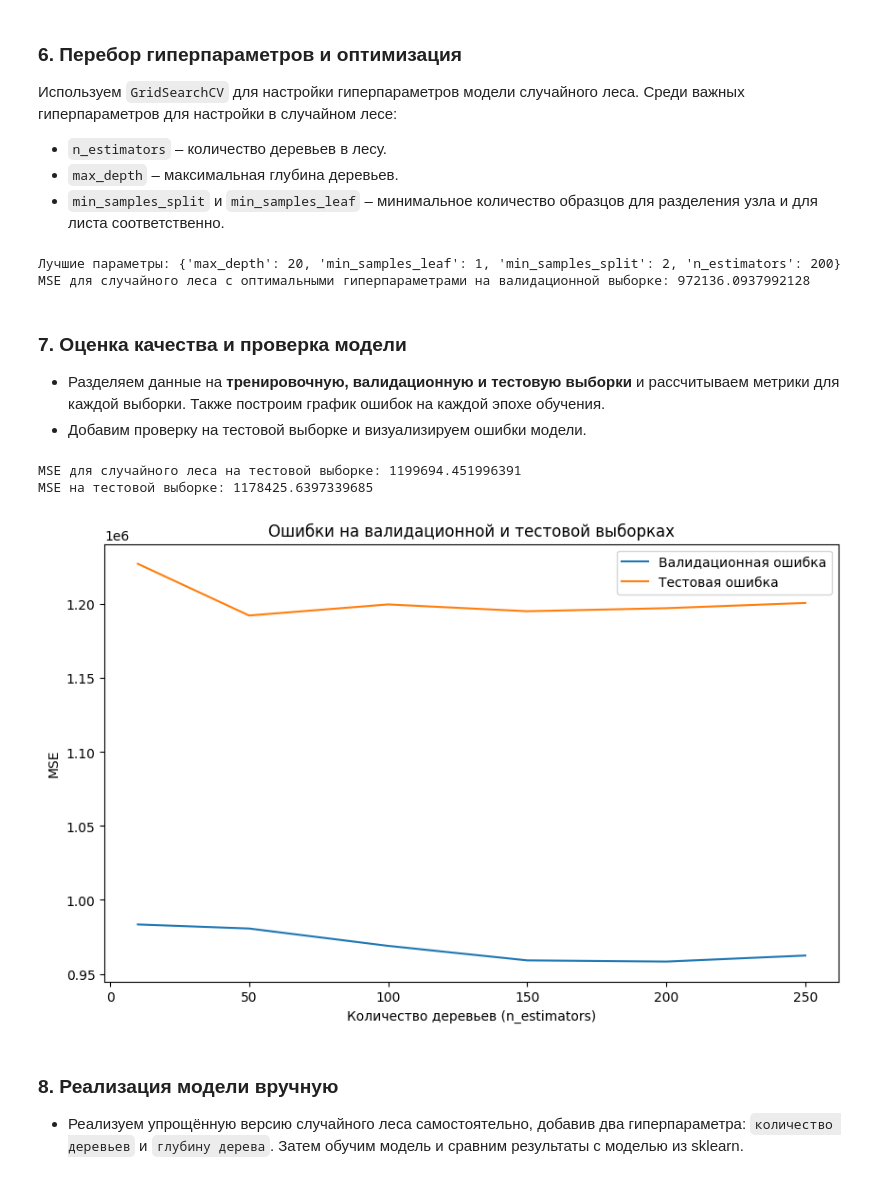
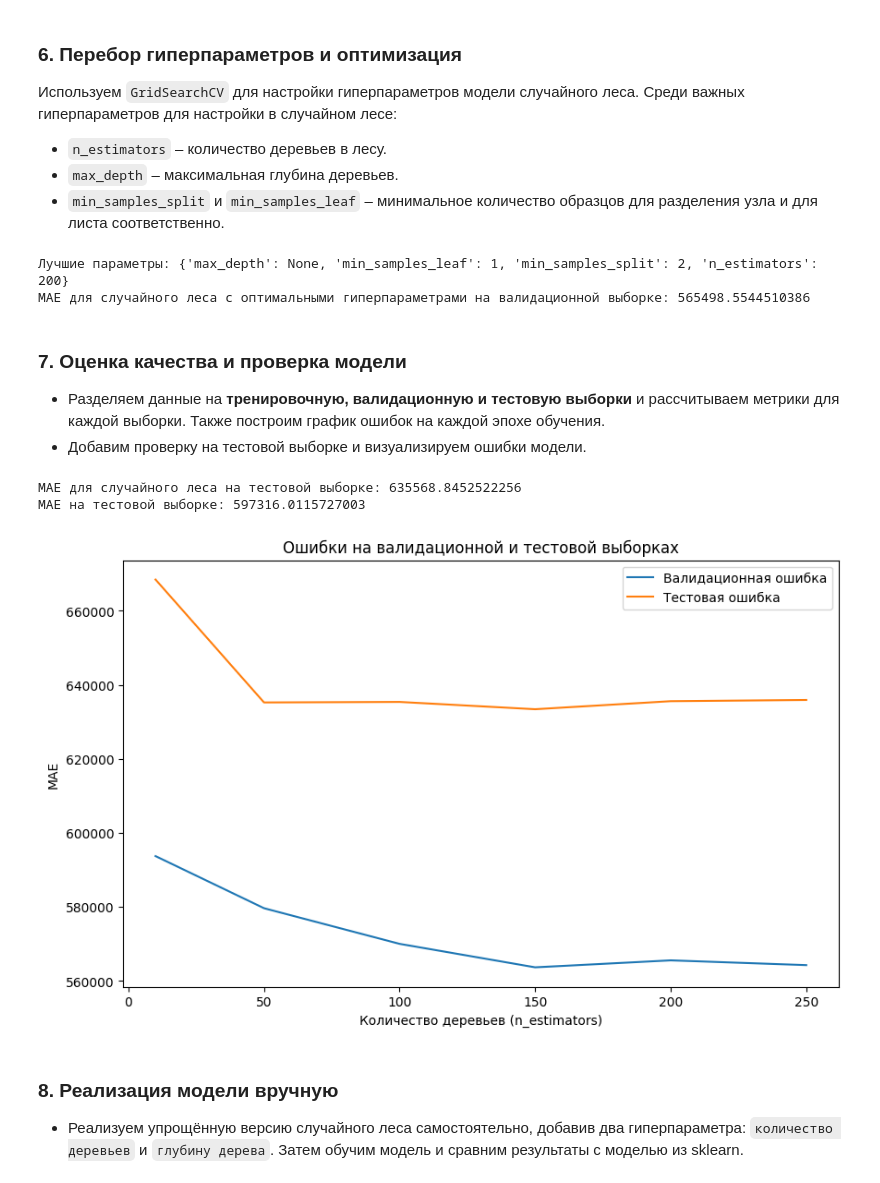
Before and after one commit to GameTrue/supervised-IS-ML, a Jupyter notebook: src/result.ipynb, the cells around one changed output. Cells and saved outputs as stored; diff of their text form; code cells hidden in the pictures.

```diff
--- a/src/result.ipynb
+++ b/src/result.ipynb
@@ -178,0 +213,24 @@ def one_hot_encode_multilabel(data, target_columns, prefix=False):
+# %%
+def one_hot_encode_multilabel(data : pd.DataFrame, target_columns : Union[str, List[str]], prefix:bool=False) -> pd.DataFrame:
+    """
+    Применяет One-Hot Encoding к мульти-меточным столбцам.
+
+    Параметры:
+    - data (pd.DataFrame): Исходный DataFrame.
+    - target_columns (Union[str, List[str]]): Столбец или список столбцов для кодирования.
+    - prefix (bool): Если True, добавляет префикс названия столбца к новым столбцам.
+
+    Возвращает:
+    - pd.DataFrame: Обновленный DataFrame с закодированными значениями.
+    """
+
+    if isinstance(target_columns, str):
+        target_columns = [target_columns]
+
+    for column in target_columns:
+        dummies = data[column].str.get_dummies(sep=', ')
+        if prefix:
+            dummies = dummies.add_prefix(f"{column}: ")
+        data = pd.concat([data, dummies], axis=1).drop(columns=[column])
+
+    return data
@@ -674,7 +768,7 @@ param_grid = {
 }
 
 grid_search_rf = GridSearchCV(
-    RandomForestRegressor(random_state=42), param_grid, cv=5, n_jobs=-1, scoring='neg_mean_squared_error'
+    RandomForestRegressor(random_state=42), param_grid, cv=5, n_jobs=-1, scoring=scoring_error
 )
 grid_search_rf.fit(X_train, y_train)
 
@@ -684,11 +778,11 @@ best_params = grid_search_rf.best_params_
 print("Лучшие параметры:", best_params)
 best_model_rf = grid_search_rf.best_estimator_
 best_val_predictions = best_model_rf.predict(X_val)
-best_val_mse = mean_squared_error(y_val, best_val_predictions)
-print("MSE для случайного леса с оптимальными гиперпараметрами на валидационной выборке:", best_val_mse)
+best_val_mse = adaptive_error_func(y_val, best_val_predictions)
+print("MAE для случайного леса с оптимальными гиперпараметрами на валидационной выборке:", best_val_mse)
 # %% [output]
-Лучшие параметры: {'max_depth': 20, 'min_samples_leaf': 1, 'min_samples_split': 2, 'n_estimators': 200}
-MSE для случайного леса с оптимальными гиперпараметрами на валидационной выборке: 972136.0937992128
+Лучшие параметры: {'max_depth': None, 'min_samples_leaf': 1, 'min_samples_split': 2, 'n_estimators': 200}
+MAE для случайного леса с оптимальными гиперпараметрами на валидационной выборке: 565498.5544510386
 # %% [markdown]
 ### 7. Оценка качества и проверка модели
    - Разделяем данные на **тренировочную, валидационную и тестовую выборки** и рассчитываем метрики для каждой выборки. Также построим график ошибок на каждой эпохе обучения.
@@ -696,48 +790,48 @@ MSE для случайного леса с оптимальными гипер
 # %%
 # Предсказания на тестовой выборке
 test_predictions = best_model_rf.predict(X_test)
-test_mse = mean_squared_error(y_test, test_predictions)
-print("MSE для случайного леса на тестовой выборке:", test_mse)
+test_mse = adaptive_error_func(y_test, test_predictions)
+print(f"{scoring_type} для случайного леса на тестовой выборке:", test_mse)
 
 
 # Объединяем тренировочную и валидационную выборки
 X_train_val_combined = pd.concat([X_train, X_val])
 y_train_val_combined = pd.concat([y_train, y_val])
 
 # Обучаем финальную модель
 final_model = RandomForestRegressor(**best_params, random_state=42)
 final_model.fit(X_train_val_combined, y_train_val_combined)
 
 # Проверка на тестовой выборке с валидацией
 test_val_predictions = final_model.predict(X_test)
-test_val_mse = mean_squared_error(y_test, test_val_predictions)
-print("MSE на тестовой выборке:", test_val_mse)
+test_val_mse = adaptive_error_func(y_test, test_val_predictions)
+print(f"{scoring_type} на тестовой выборке:", test_val_mse)
 
 # Оптимизация количества деревьев
 estimators_range = [10, 50, 100, 150, 200, 250]
 val_mses = []
 test_mses = []
 
 for n_estimators in estimators_range:
     temp_model = RandomForestRegressor(n_estimators=n_estimators, random_state=42)
     temp_model.fit(X_train, y_train)
-    val_mses.append(mean_squared_error(y_val, temp_model.predict(X_val)))
-    test_mses.append(mean_squared_error(y_test, temp_model.predict(X_test)))
+    val_mses.append(adaptive_error_func(y_val, temp_model.predict(X_val)))
+    test_mses.append(adaptive_error_func(y_test, temp_model.predict(X_test)))
 
 
 # График метрик для валидационной и тестовой выборок по количеству деревьев
 plt.figure(figsize=(10, 6))
 plt.plot(estimators_range, val_mses, label="Валидационная ошибка")
 plt.plot(estimators_range, test_mses, label="Тестовая ошибка")
 plt.xlabel("Количество деревьев (n_estimators)")
-plt.ylabel("MSE")
+plt.ylabel(f"{scoring_type}")
 plt.title("Ошибки на валидационной и тестовой выборках")
 plt.legend()
 plt.show()
 # %% [output]
-MSE для случайного леса на тестовой выборке: 1199694.451996391
-MSE на тестовой выборке: 1178425.6397339685
+MAE для случайного леса на тестовой выборке: 635568.8452522256
+MAE на тестовой выборке: 597316.0115727003
-[figure, old version]
+[figure, new version]
 # %% [markdown]
 ### 8. Реализация модели вручную
    - Реализуем упрощённую версию случайного леса самостоятельно, добавив два гиперпараметра: `количество деревьев` и `глубину дерева`. Затем обучим модель и сравним результаты с моделью из sklearn.
```
Also changed, not shown: parts of 35 cells of this notebook, 8 other files.
